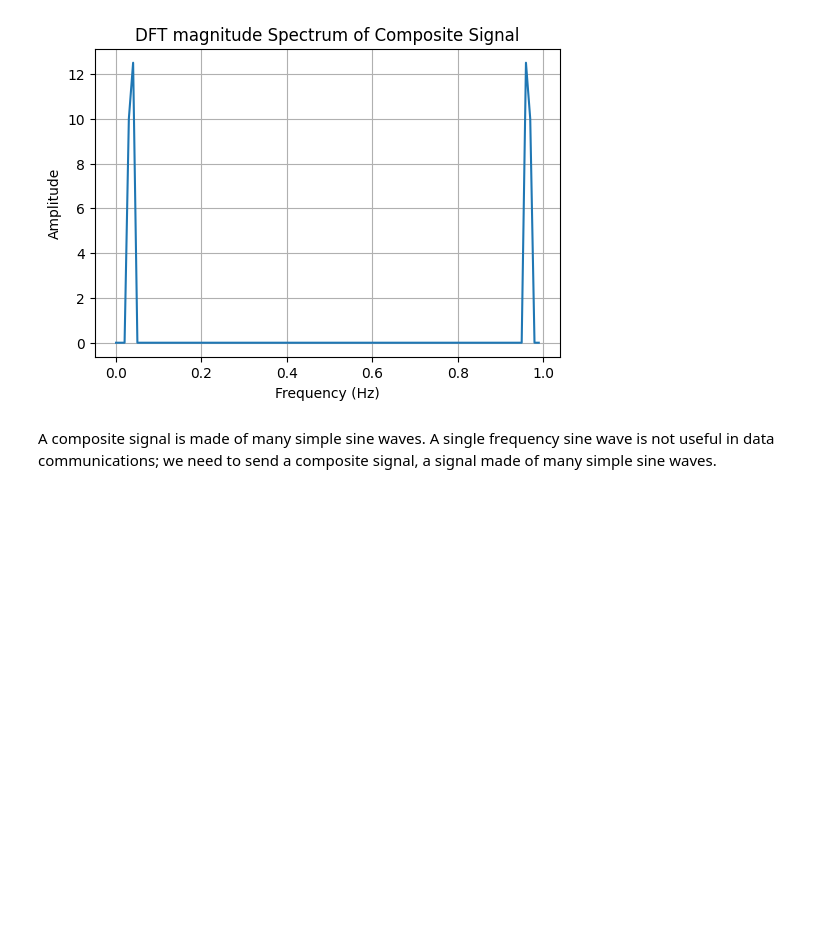
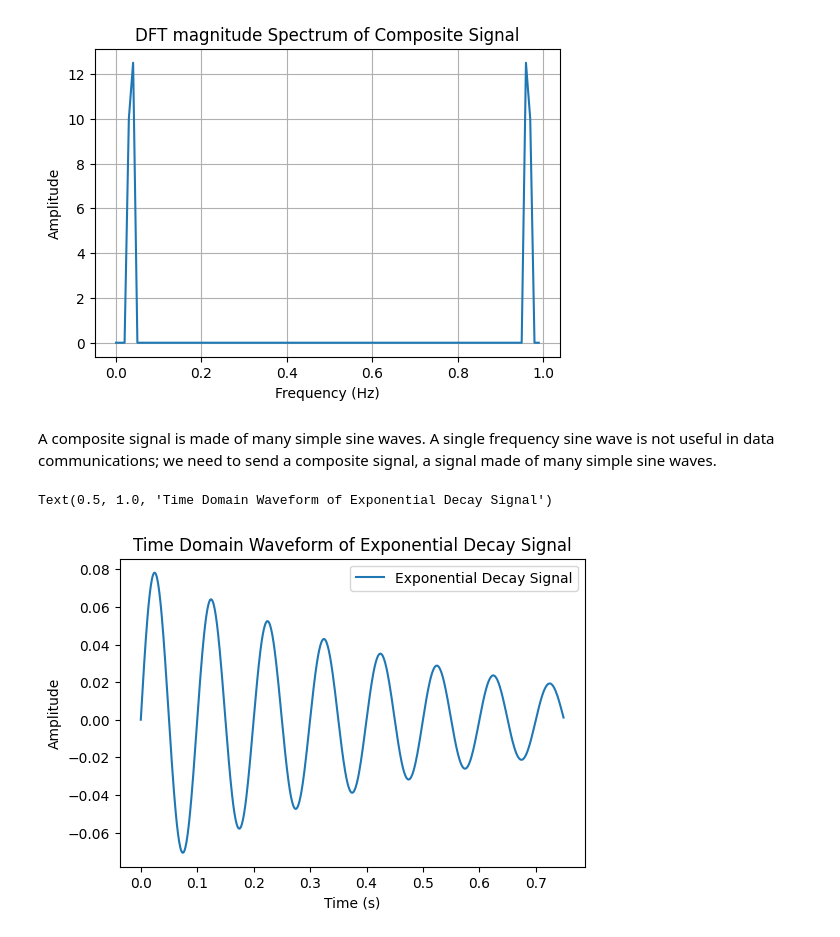
Before and after one commit to joshIsac/SpeechRecognition-, a Jupyter notebook: 2348523_SPR_DFT_and_DTFT_Lab_2.ipynb, the cells around one changed output. Cells and saved outputs as stored; diff of their text form; code cells hidden in the pictures; blank space fills up the shorter version.

```diff
--- a/2348523_SPR_DFT_and_DTFT_Lab_2.ipynb
+++ b/2348523_SPR_DFT_and_DTFT_Lab_2.ipynb
@@ -142,3 +142,26 @@ plt.grid(True)
 [figure]
 # %% [markdown]
 A composite signal is made of many simple sine waves. A single frequency sine wave is not useful in data communications; we need to send a composite signal, a signal made of many simple sine waves.
+# %%
+# @title exponentially decaying Signal
+def exp_decay(a,time,rate):
+  fs=1000
+  f=10
+  time=np.arange(0,t,1/fs)
+  exp_decay=a*np.exp(-rate*time)*np.sin(2*np.pi*f*time)
+  return exp_decay,time
+
+a=np.random.rand()
+rate=2
+exp_decay,time=exp_decay(a,time,rate)
+
+
+plt.figure(figsize=(6,4))
+plt.plot(time,exp_decay)
+plt.xlabel('Time (s)')
+plt.ylabel('Amplitude')
+plt.legend(['Exponential Decay Signal'])
+plt.title('Time Domain Waveform of Exponential Decay Signal')
+# %% [output]
+Text(0.5, 1.0, 'Time Domain Waveform of Exponential Decay Signal')
+[figure, added]
```
Also changed, not shown: parts of 8 cells of this notebook.
